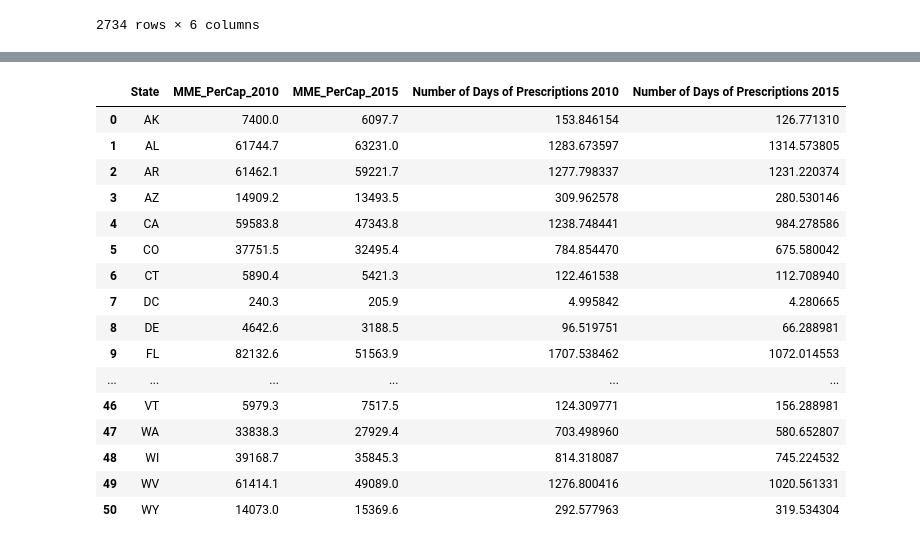
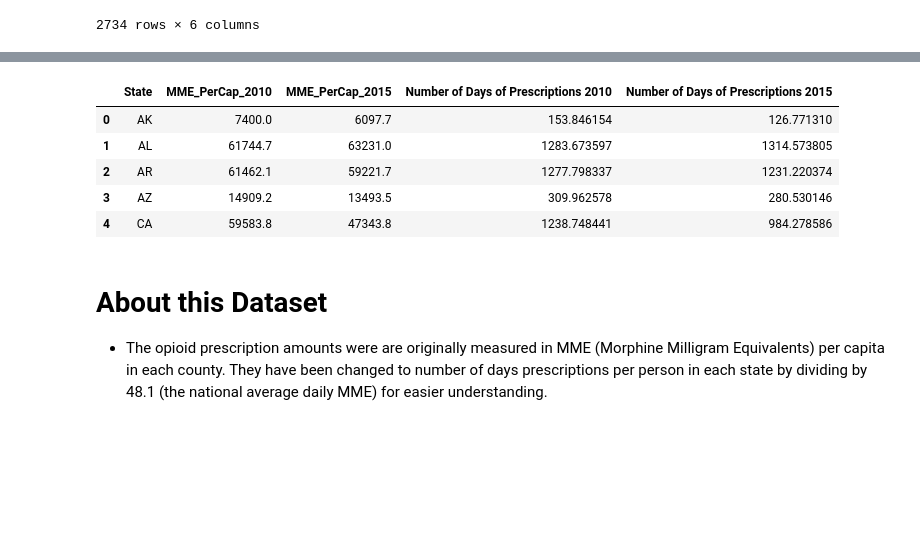
Before and after one commit to Emma-Pang/team_efx_dataproject, a Jupyter notebook: prescription_data/prescriptions2010_2015.ipynb, the cells around one changed output, grey strips where cells are left out. Saved outputs shown, nothing was run; the diff lists cells and outputs as text; code cells hidden in the pictures; blank space fills up the shorter version.

```diff
--- a/prescription_data/prescriptions2010_2015.ipynb
+++ b/prescription_data/prescriptions2010_2015.ipynb
@@ -69,24 +58,16 @@ state_df
 # %%
 number_days_prescription_2010=state_df['MME_PerCap_2010'].div(48.1)
 number_days_prescription_2015=state_df['MME_PerCap_2015'].div(48.1)
 state_df['Number of Days of Prescriptions 2010'] = number_days_prescription_2010
 state_df['Number of Days of Prescriptions 2015'] = number_days_prescription_2015
-state_df
+state_df.head()
 # %% [output]
 |  | State | MME_PerCap_2010 | MME_PerCap_2015 | Number of Days of Prescriptions 2010 | Number of Days of Prescriptions 2015 |
 | 0 | AK | 7400.0 | 6097.7 | 153.846154 | 126.771310 |
 | 1 | AL | 61744.7 | 63231.0 | 1283.673597 | 1314.573805 |
 | 2 | AR | 61462.1 | 59221.7 | 1277.798337 | 1231.220374 |
 | 3 | AZ | 14909.2 | 13493.5 | 309.962578 | 280.530146 |
 | 4 | CA | 59583.8 | 47343.8 | 1238.748441 | 984.278586 |
-| 5 | CO | 37751.5 | 32495.4 | 784.854470 | 675.580042 |
-| 6 | CT | 5890.4 | 5421.3 | 122.461538 | 112.708940 |
-| 7 | DC | 240.3 | 205.9 | 4.995842 | 4.280665 |
-| 8 | DE | 4642.6 | 3188.5 | 96.519751 | 66.288981 |
-| 9 | FL | 82132.6 | 51563.9 | 1707.538462 | 1072.014553 |
-| ... | ... | ... | ... | ... | ... |
-| 46 | VT | 5979.3 | 7517.5 | 124.309771 | 156.288981 |
-| 47 | WA | 33838.3 | 27929.4 | 703.498960 | 580.652807 |
-| 48 | WI | 39168.7 | 35845.3 | 814.318087 | 745.224532 |
-| 49 | WV | 61414.1 | 49089.0 | 1276.800416 | 1020.561331 |
-| 50 | WY | 14073.0 | 15369.6 | 292.577963 | 319.534304 |
+# %% [markdown]
+# About this Dataset
+- The opioid prescription amounts were are originally measured in MME (Morphine Milligram Equivalents) per capita in each county.  They have been changed to number of days prescriptions per person in each state by dividing by 48.1 (the national average daily MME) for easier understanding.
```
Also changed, not shown: parts of 4 cells of this notebook.
